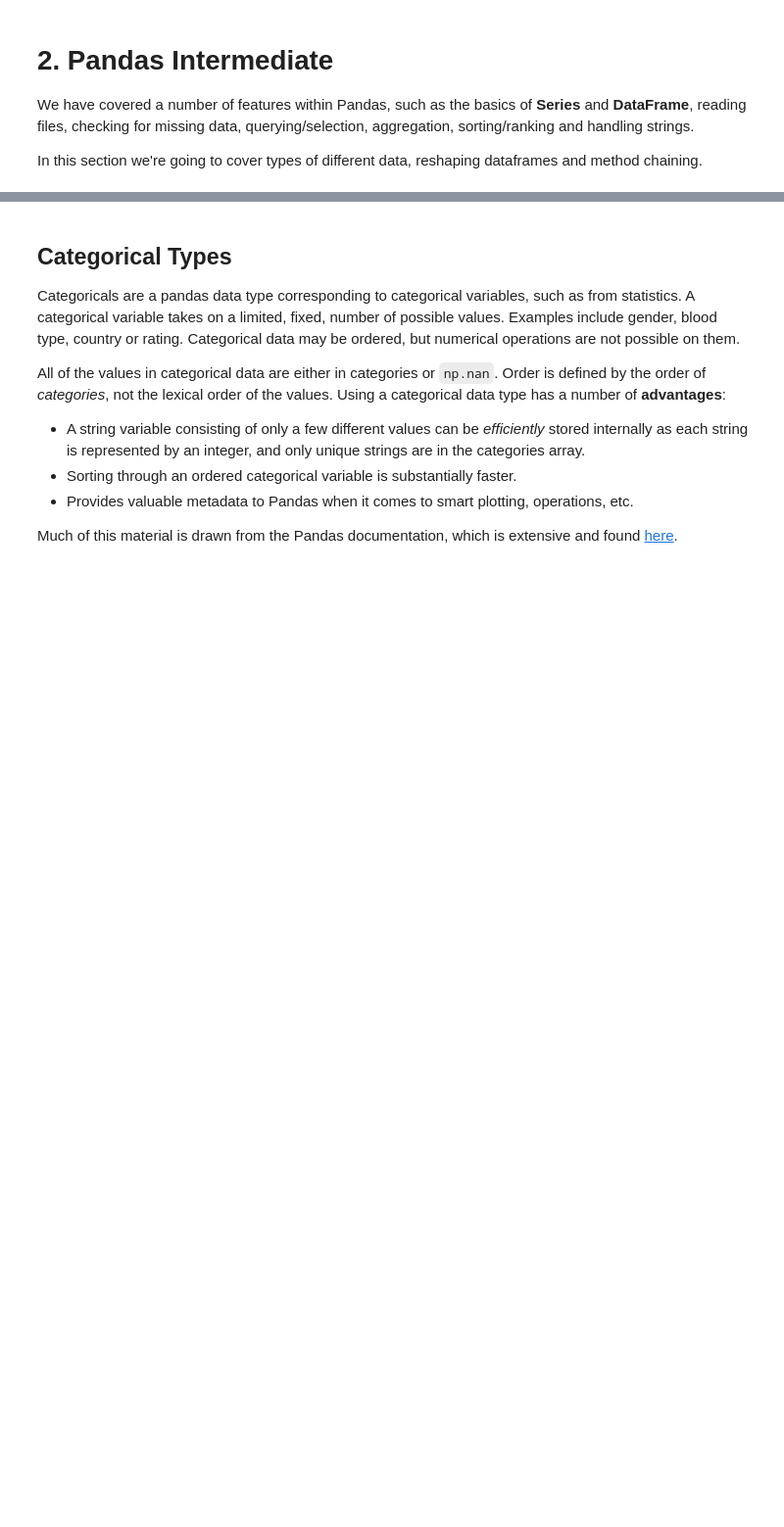
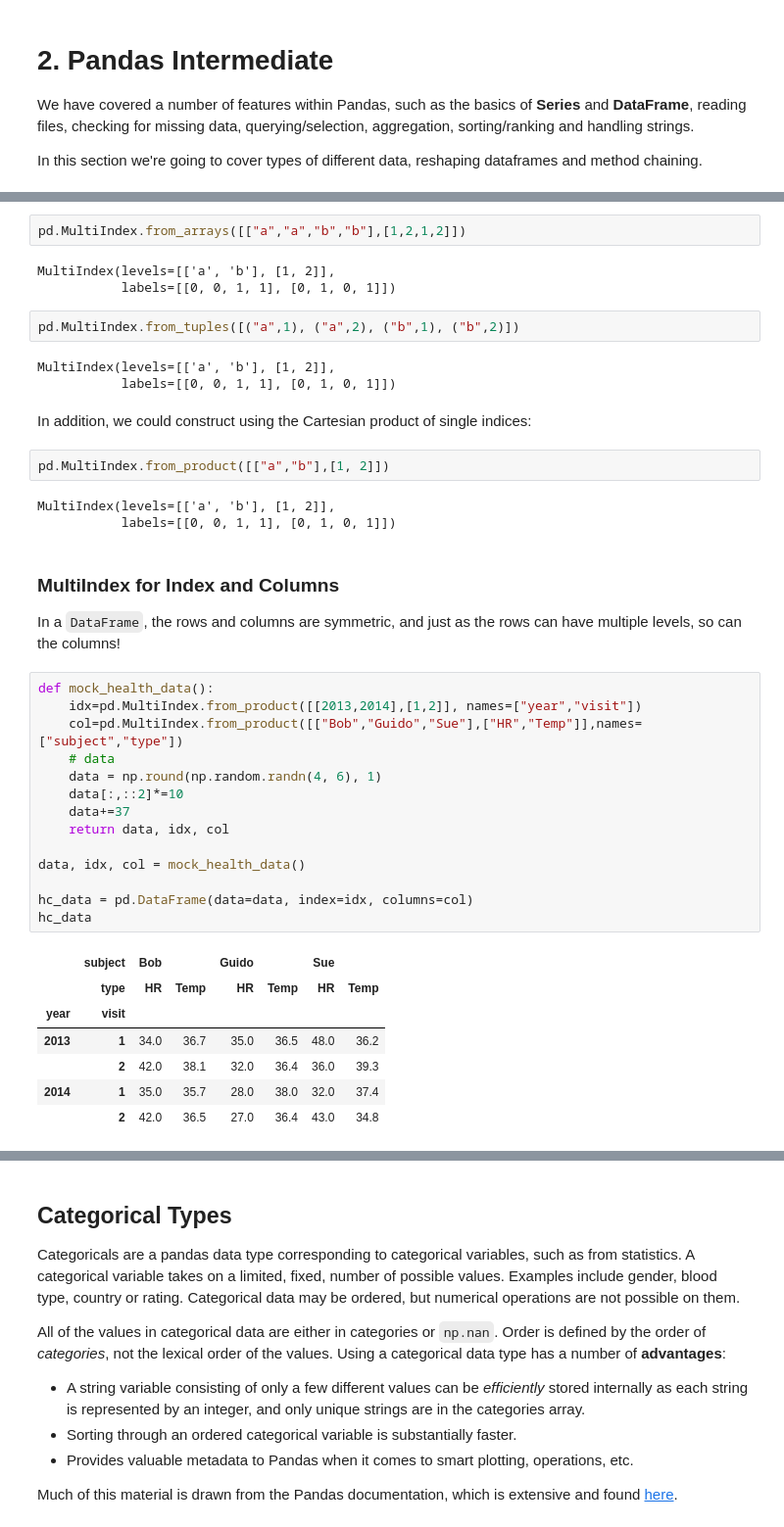
Before and after one commit to ecs-vlc/PythonTeaching, a Jupyter notebook: 03-Data/02 Pandas Intermediate.ipynb, the cells around one changed output, grey strips where cells are left out. Shown at 98% size. Drawn from its saved outputs; the diff is of its cells as text; blank space fills up the shorter version.

```diff
--- a/03-Data/02 Pandas Intermediate.ipynb
+++ b/03-Data/02 Pandas Intermediate.ipynb
@@ -10,0 +147,43 @@ import pandas as pd
+# %%
+pd.MultiIndex.from_arrays([["a","a","b","b"],[1,2,1,2]])
+# %% [output]
+MultiIndex(levels=[['a', 'b'], [1, 2]],
+           labels=[[0, 0, 1, 1], [0, 1, 0, 1]])
+# %%
+pd.MultiIndex.from_tuples([("a",1), ("a",2), ("b",1), ("b",2)])
+# %% [output]
+MultiIndex(levels=[['a', 'b'], [1, 2]],
+           labels=[[0, 0, 1, 1], [0, 1, 0, 1]])
+# %% [markdown]
+In addition, we could construct using the Cartesian product of single indices:
+# %%
+pd.MultiIndex.from_product([["a","b"],[1, 2]])
+# %% [output]
+MultiIndex(levels=[['a', 'b'], [1, 2]],
+           labels=[[0, 0, 1, 1], [0, 1, 0, 1]])
+# %% [markdown]
+### MultiIndex for Index and Columns
+
+In a `DataFrame`, the rows and columns are symmetric, and just as the rows can have multiple levels, so can the columns!
+# %%
+def mock_health_data():
+    idx=pd.MultiIndex.from_product([[2013,2014],[1,2]], names=["year","visit"])
+    col=pd.MultiIndex.from_product([["Bob","Guido","Sue"],["HR","Temp"]],names=["subject","type"])
+    # data
+    data = np.round(np.random.randn(4, 6), 1)
+    data[:,::2]*=10
+    data+=37
+    return data, idx, col
+
+data, idx, col = mock_health_data()
+
+hc_data = pd.DataFrame(data=data, index=idx, columns=col)
+hc_data
+# %% [output]
+|  | subject | Bob |  | Guido |  | Sue |  |
+|  | type | HR | Temp | HR | Temp | HR | Temp |
+| year | visit |  |  |  |  |  |  |
+| 2013 | 1 | 34.0 | 36.7 | 35.0 | 36.5 | 48.0 | 36.2 |
+|  | 2 | 42.0 | 38.1 | 32.0 | 36.4 | 36.0 | 39.3 |
+| 2014 | 1 | 35.0 | 35.7 | 28.0 | 38.0 | 32.0 | 37.4 |
+|  | 2 | 42.0 | 36.5 | 27.0 | 36.4 | 43.0 | 34.8 |
```
Also changed, not shown: parts of 122 cells of this notebook, 8 other files.
